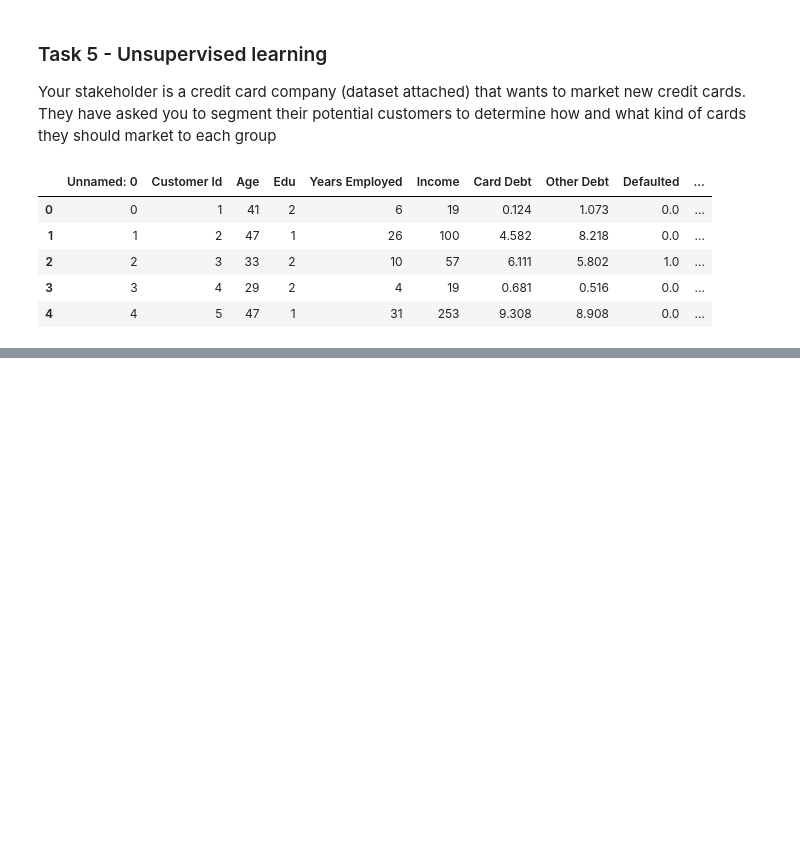
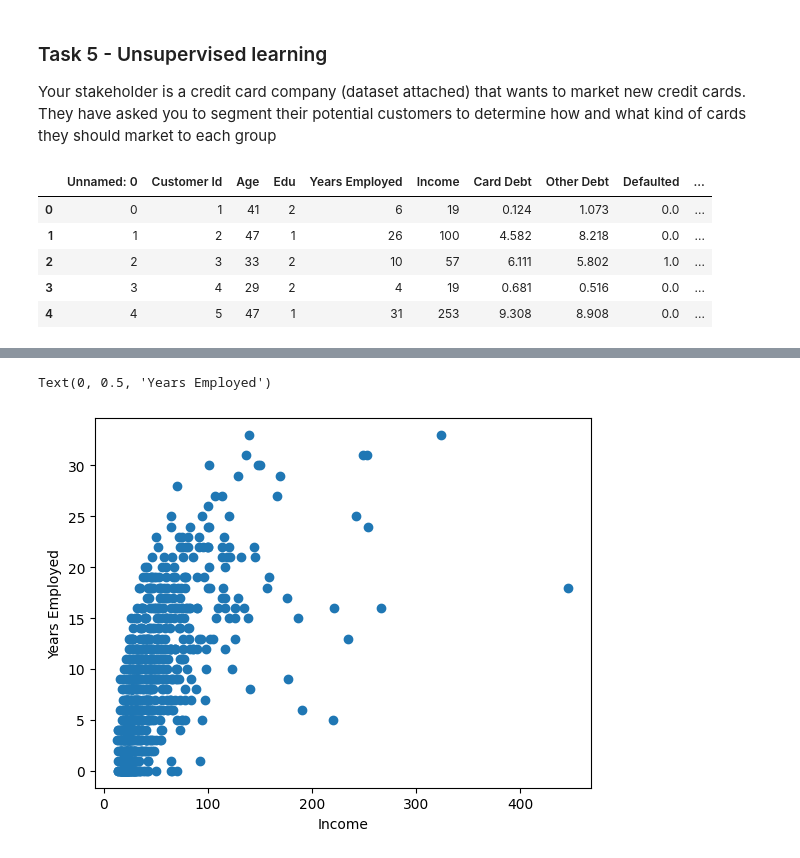
Before and after one commit to ayebaishmo/Loan_ML, a Jupyter notebook: Ayebazibwe_Ishmael.ipynb, the cells around one changed output, grey strips where cells are left out. Cells and saved outputs as stored; diff of their text form; code cells hidden in the pictures; blank space fills up the shorter version.

```diff
--- a/Ayebazibwe_Ishmael.ipynb
+++ b/Ayebazibwe_Ishmael.ipynb
@@ -1166,0 +1165,6 @@ df.shape
+# %%
+# I will start by selecting out suitable column features
+# slice it to have new features
+# The best way to do it is by drop the irrelevant
+# df = df.drop(['Unnamed', 'Customer Id'])
+df = df[['Income', 'Years Employed']]
@@ -1166,0 +1202,8 @@ df.shape
+# %%
+# let me visualize thses features
+plt.scatter(df['Income'], df['Years Employed'])
+plt.xlabel('Income')
+plt.ylabel('Years Employed')
+# %% [output]
+Text(0, 0.5, 'Years Employed')
+[figure, added]
```
Also changed, not shown: parts of 6 cells of this notebook.
